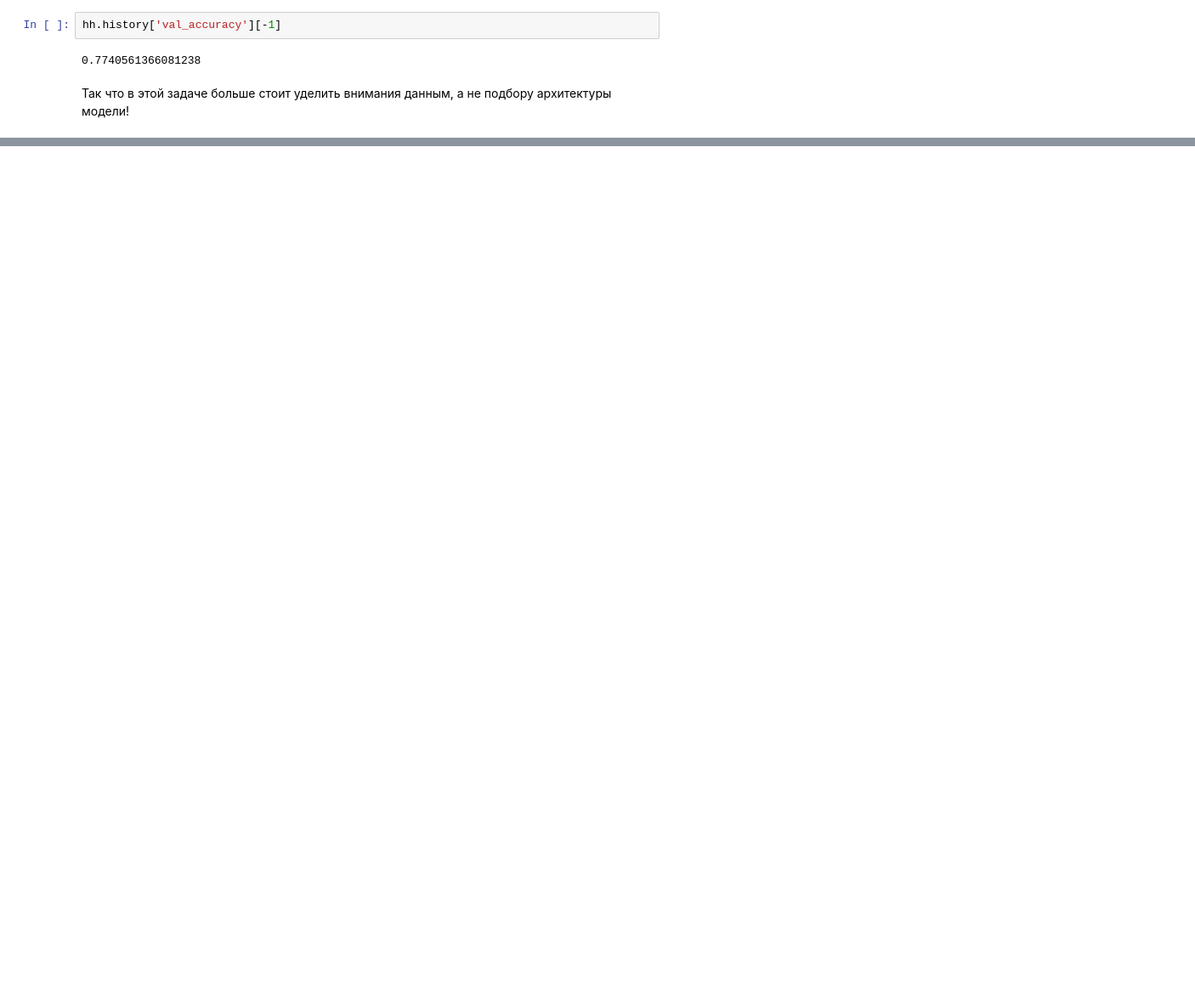
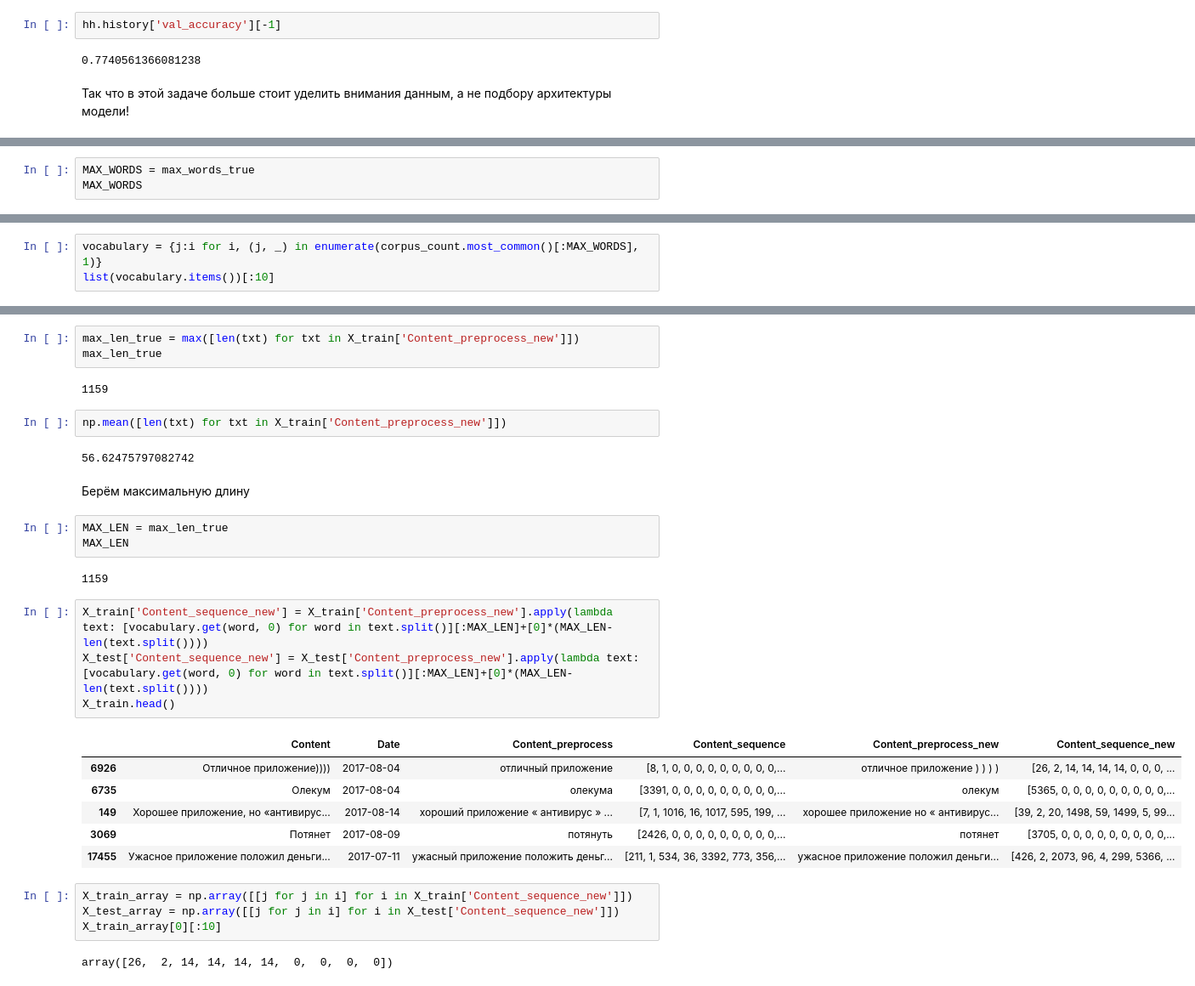
Before and after one commit to FKz11/NLP, a Jupyter notebook: lesson_8.ipynb, the cells around one changed output, grey strips where cells are left out. Shown: that part at 85% size. Cells and saved outputs as stored; diff of their text form; blank space fills up the shorter version.

```diff
--- a/lesson_8.ipynb
+++ b/lesson_8.ipynb
@@ -937,0 +1012,3 @@ hh.history['val_accuracy'][-1]
+# %%
+MAX_WORDS = max_words_true
+MAX_WORDS
@@ -937,0 +1017,3 @@ hh.history['val_accuracy'][-1]
+# %%
+vocabulary = {j:i for i, (j, _) in enumerate(corpus_count.most_common()[:MAX_WORDS], 1)}
+list(vocabulary.items())[:10]
@@ -937,0 +1031,33 @@ hh.history['val_accuracy'][-1]
+# %%
+max_len_true = max([len(txt) for txt in X_train['Content_preprocess_new']])
+max_len_true
+# %% [output]
+1159
+# %%
+np.mean([len(txt) for txt in X_train['Content_preprocess_new']])
+# %% [output]
+56.62475797082742
+# %% [markdown]
+Берём максимальную длину
+# %%
+MAX_LEN = max_len_true
+MAX_LEN
+# %% [output]
+1159
+# %%
+X_train['Content_sequence_new'] = X_train['Content_preprocess_new'].apply(lambda text: [vocabulary.get(word, 0) for word in text.split()][:MAX_LEN]+[0]*(MAX_LEN-len(text.split())))
+X_test['Content_sequence_new'] = X_test['Content_preprocess_new'].apply(lambda text: [vocabulary.get(word, 0) for word in text.split()][:MAX_LEN]+[0]*(MAX_LEN-len(text.split())))
+X_train.head()
+# %% [output]
+|  | Content | Date | Content_preprocess | Content_sequence | Content_preprocess_new | Content_sequence_new |
+| 6926 | Отличное приложение)))) | 2017-08-04 | отличный приложение | [8, 1, 0, 0, 0, 0, 0, 0, 0, 0, 0,... | отличное приложение ) ) ) ) | [26, 2, 14, 14, 14, 14, 0, 0, 0, ... |
+| 6735 | Олекум | 2017-08-04 | олекума | [3391, 0, 0, 0, 0, 0, 0, 0, 0, 0,... | олекум | [5365, 0, 0, 0, 0, 0, 0, 0, 0, 0,... |
+| 149 | Хорошее приложение, но «антивирус... | 2017-08-14 | хороший приложение « антивирус » ... | [7, 1, 1016, 16, 1017, 595, 199, ... | хорошее приложение но « антивирус... | [39, 2, 20, 1498, 59, 1499, 5, 99... |
+| 3069 | Потянет | 2017-08-09 | потянуть | [2426, 0, 0, 0, 0, 0, 0, 0, 0, 0,... | потянет | [3705, 0, 0, 0, 0, 0, 0, 0, 0, 0,... |
+| 17455 | Ужасное приложение положил деньги... | 2017-07-11 | ужасный приложение положить деньг... | [211, 1, 534, 36, 3392, 773, 356,... | ужасное приложение положил деньги... | [426, 2, 2073, 96, 4, 299, 5366, ... |
+# %%
+X_train_array = np.array([[j for j in i] for i in X_train['Content_sequence_new']])
+X_test_array = np.array([[j for j in i] for i in X_test['Content_sequence_new']])
+X_train_array[0][:10]
+# %% [output]
+array([26,  2, 14, 14, 14, 14,  0,  0,  0,  0])
```
Also changed, not shown: parts of 20 cells of this notebook.
